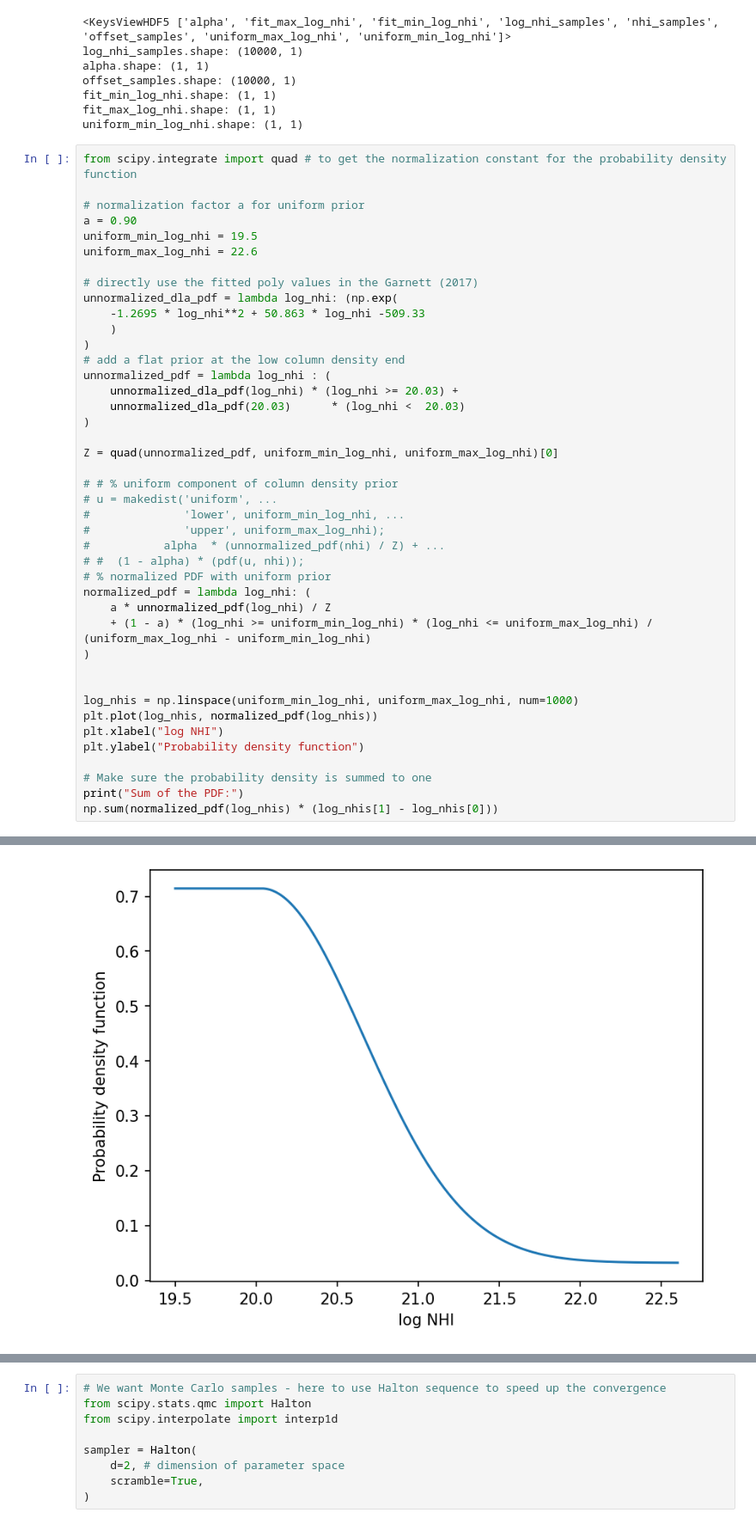
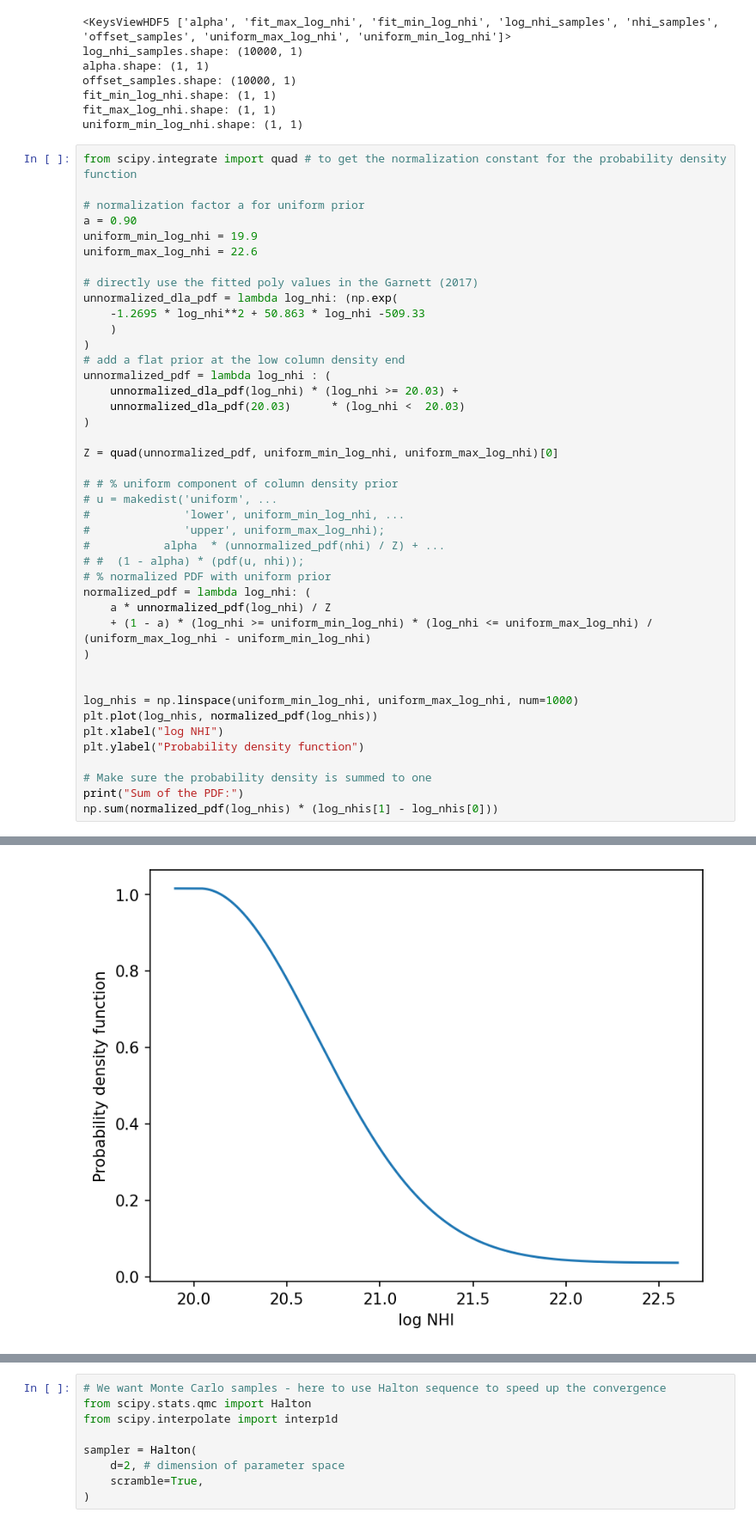
Before and after one commit to jibanCat/desi_gpy_dla_detection, a Jupyter notebook: notebooks/GenerateSamples.ipynb, the cells around one changed output, grey strips where cells are left out. Shown at 86% size. Drawn from its saved outputs; the diff is of its cells as text.

```diff
--- a/notebooks/GenerateSamples.ipynb
+++ b/notebooks/GenerateSamples.ipynb
@@ -48,7 +48,7 @@ from scipy.integrate import quad # to get the normalization constant for the pro
 
 # normalization factor a for uniform prior
 a = 0.90
-uniform_min_log_nhi = 19.5
+uniform_min_log_nhi = 19.9
 uniform_max_log_nhi = 22.6
 
 # directly use the fitted poly values in the Garnett (2017)
@@ -91,4 +91,4 @@ Sum of the PDF:
-[figure, old version]
+[figure, new version]
 # %%
 xgrid = np.linspace(19.5, 22.6, 1000)
 dx = xgrid[1] - xgrid[0]
```
Also changed, not shown: parts of 6 cells of this notebook.
